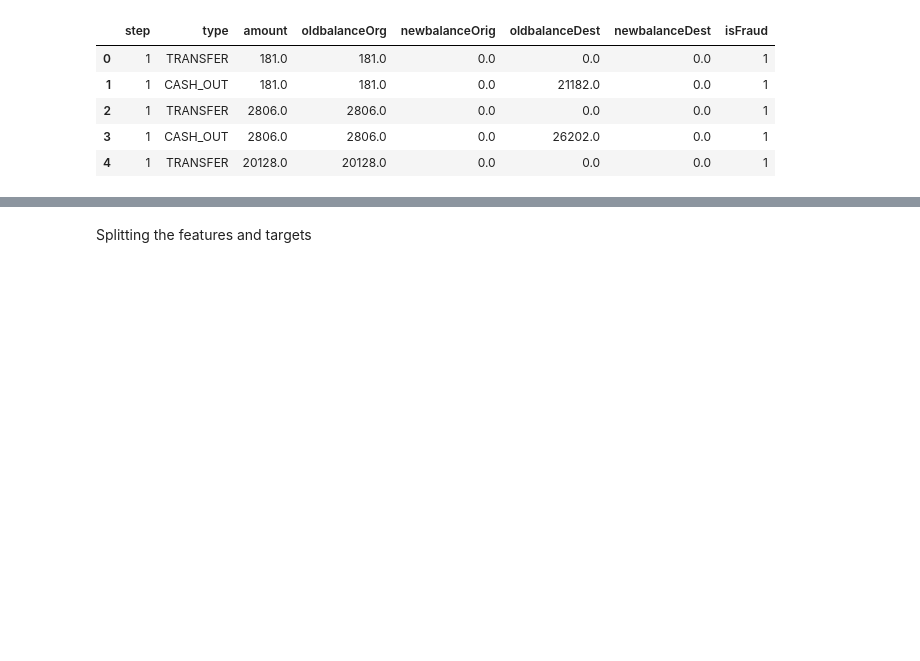
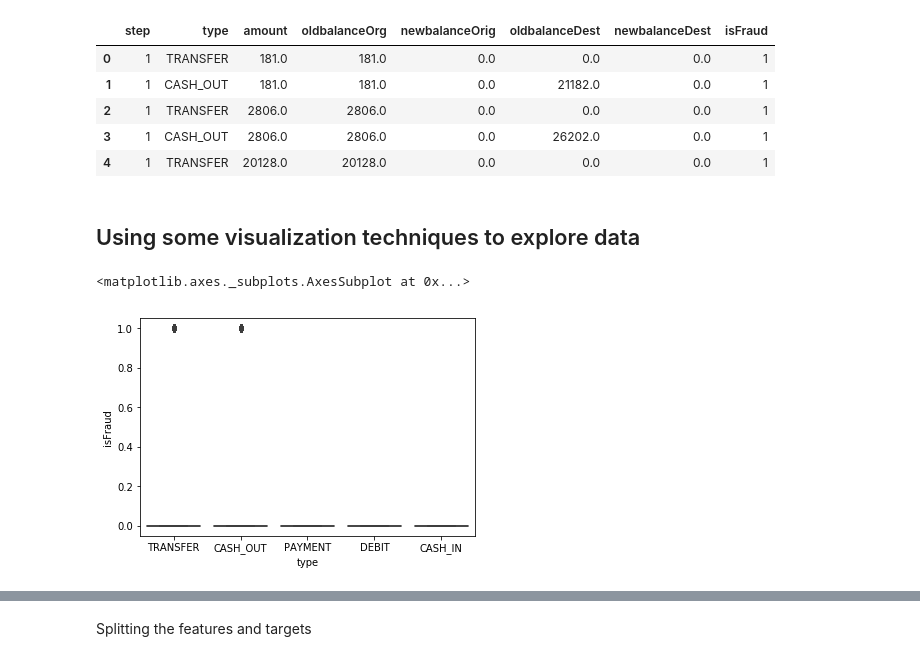
Before and after one commit to rathapech/Deep-Learning-on-fraud-detection, a Jupyter notebook: fraud_detection_DL.ipynb, the cells around one changed output, grey strips where cells are left out. Cells and saved outputs as stored; diff of their text form; code cells hidden in the pictures; blank space fills up the shorter version.

Commit message:
Udating the ipynb file to plot some visualizations

```diff
--- a/fraud_detection_DL.ipynb
+++ b/fraud_detection_DL.ipynb
@@ -22,7 +22,7 @@ print(tf.__version__)
 # %% [markdown]
 **Reading data**
 # %%
-df = pd.read_csv('dataset/kaggle_data_fraud.csv')
+df = pd.read_csv('kaggle_data_fraud.csv')
 # %%
 df.head()
 # %% [output]
@@ -45,3 +45,10 @@ df.head()
 | 2 | 1 | TRANSFER | 2806.0 | 2806.0 | 0.0 | 0.0 | 0.0 | 1 |
 | 3 | 1 | CASH_OUT | 2806.0 | 2806.0 | 0.0 | 26202.0 | 0.0 | 1 |
 | 4 | 1 | TRANSFER | 20128.0 | 20128.0 | 0.0 | 0.0 | 0.0 | 1 |
+# %% [markdown]
+## Using some visualization techniques to explore data
+# %%
+sns.boxplot(x="type", y="isFraud", data=df)
+# %% [output]
+<matplotlib.axes._subplots.AxesSubplot at 0x...>
+[figure, added]
```
Also changed, not shown: parts of 18 cells of this notebook.
